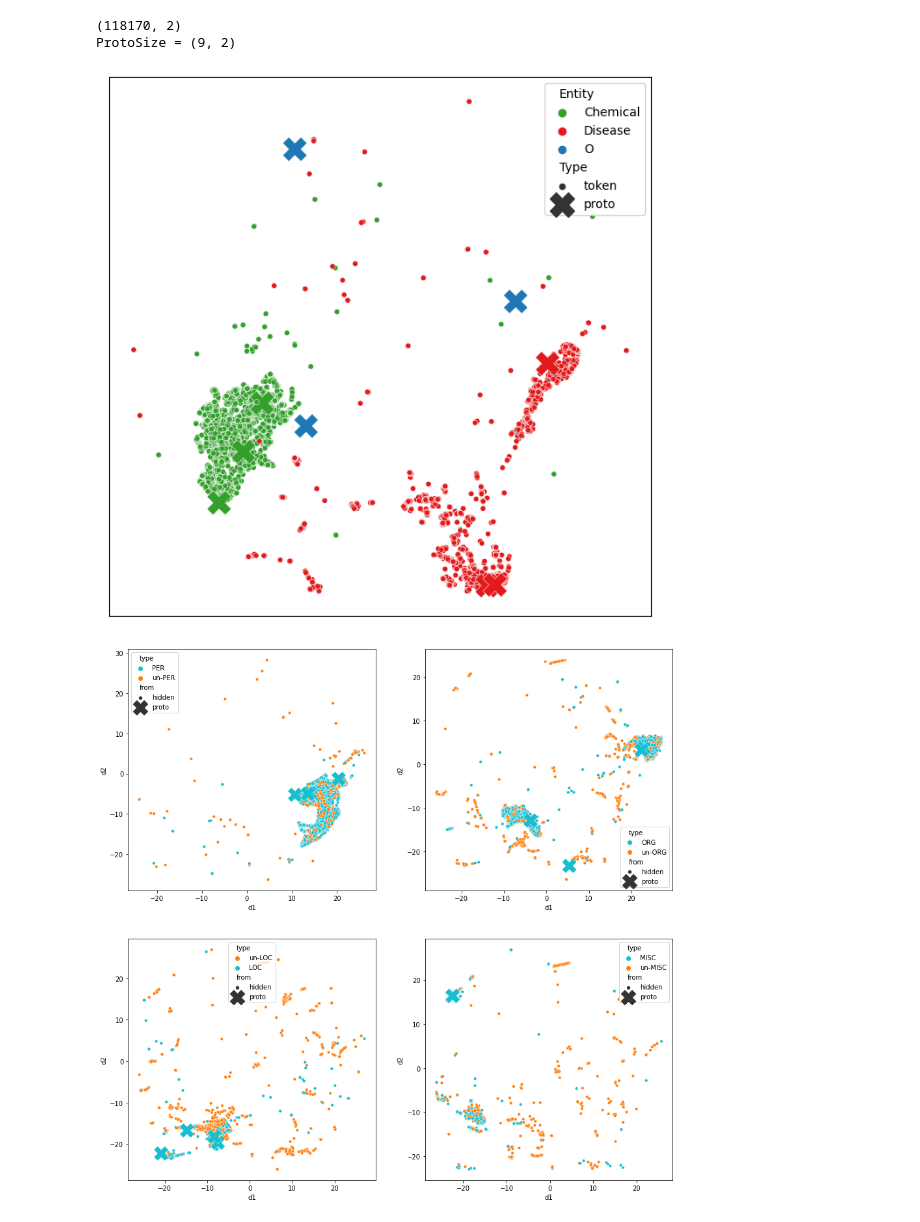
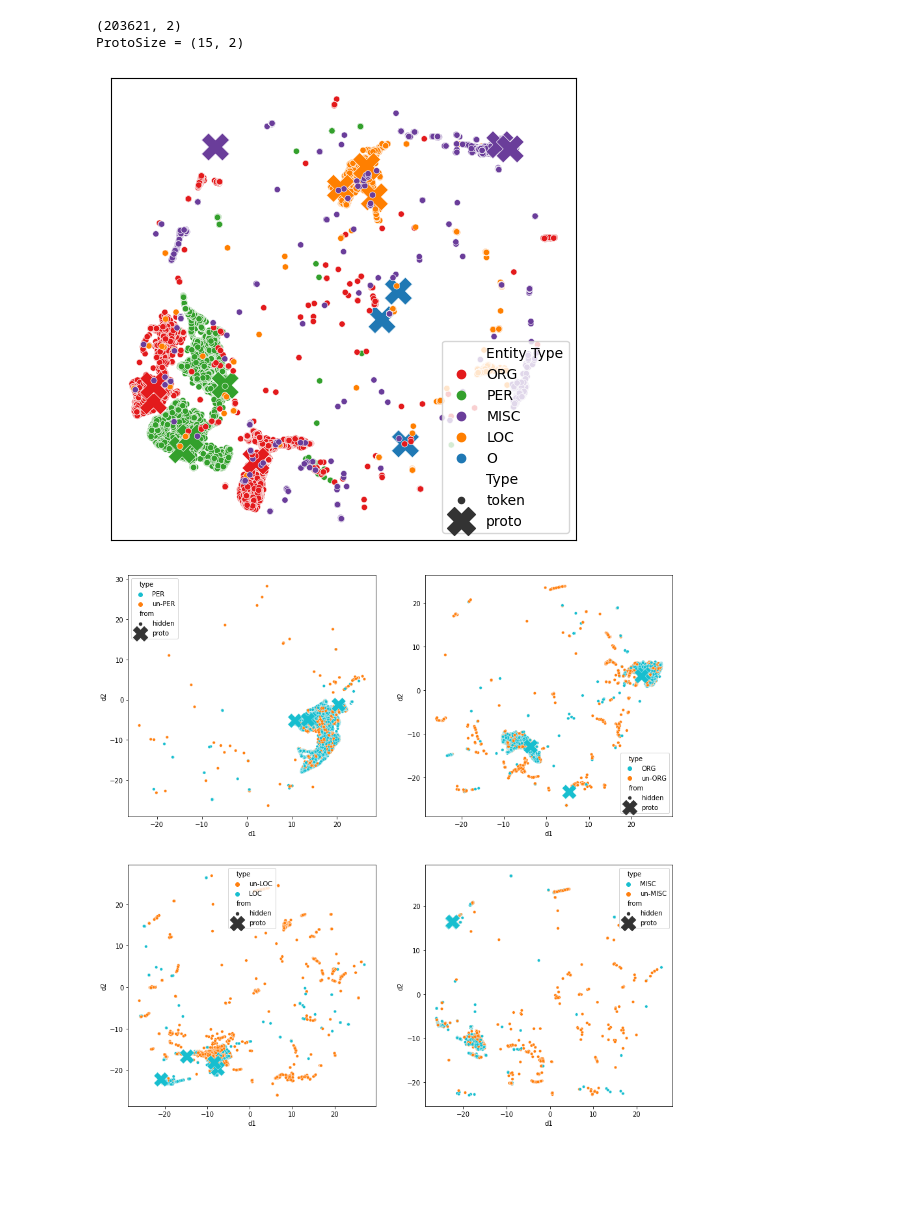
Before and after one commit to XiPotatonium/mproto, a Jupyter notebook: vis.ipynb, the cells around one changed output. Drawn from its saved outputs; the diff is of its cells as text; code cells hidden in the pictures; blank space fills up the shorter version.

```diff
--- a/vis.ipynb
+++ b/vis.ipynb
@@ -12,8 +12,8 @@ step = 1000
 log_dir = Path("records/bc5cdr-1.0/mproto/vis/2022-12-23_11-37-08.630049")     # p3-bc5cdr-1.0
 # step = 1150
 # log_dir = Path("records/bc5cdr-1.0/mproto/vis/2022-12-24_17-46-11.965412")     # p1-bc5cdr-1.0
-# step = 4200
-# log_dir = Path("records/conll03-1.0/mproto/vis/2022-12-29_16-46-14.214286")     # p3-conll03-1.0
+step = 4200
+log_dir = Path("records/conll03-1.0/mproto/vis/2022-12-29_16-46-14.214286")     # p3-conll03-1.0
 # step = 3500
 # log_dir = Path("records/conll03-1.0/mproto/vis/2022-12-30_14-40-57.903744")     # p1-conll03-1.0
 
@@ -100,40 +100,48 @@ if proto_path.exists():
         for ty_proto in protos[ty_index * num_proto_per_type: (ty_index + 1) * num_proto_per_type]:
             data[ty_label].append((ty_proto[0], ty_proto[1], ty_label, "proto"))
 # %% [output]
-(118170, 2)
-ProtoSize = (9, 2)
+(203621, 2)
+ProtoSize = (15, 2)
 # %%
-plt.rcParams['figure.figsize'] = [8, 8]
+plt.rcParams['figure.figsize'] = [6, 6]
 all_data = []
 palette = {}
 palet = sns.color_palette("Paired", len(data) * 2)
 for i, (ty, ty_data) in enumerate(data.items()):
     all_data.extend(ty_data)
     palette[ty] = palet[2 * i + 1]
     palette["un-" + ty] = palet[2 * i]
-df_tsne = pd.DataFrame(all_data, columns=['d1', 'd2', 'Entity', 'Type'])
+df_tsne = pd.DataFrame(all_data, columns=['d1', 'd2', 'Entity Type', 'Type'])
 markers = {"token": "o", "proto": "X"}
 sns.scatterplot(
     data=df_tsne, x='d1', y='d2',
-    hue='Entity', palette=palette,
+    hue='Entity Type', palette=palette,
     style="Type", markers=markers,
     size="Type", sizes={"token": 20, "proto": 400}
 )
 
 # getting current axes
 a = plt.gca()
 
 # set visibility of x-axis as False
 xax = a.axes.get_xaxis()
 xax = xax.set_visible(False)
 
 # set visibility of y-axis as False
 yax = a.axes.get_yaxis()
 yax = yax.set_visible(False)
 
+a.legend(
+#     fontsize=16,
+    # bbox_to_anchor=(1.0, 0.0),
+    loc="lower right",
+    # alignment="left",
+)
+# plt.setp(a.get_legend().get_texts(), fontsize='16') # for legend text
+# plt.setp(a.get_legend().get_title(), fontsize='18') # for legend title
 plt.show()
 # %% [output]
-[figure, old version]
+[figure, new version]
 # %%
 data.pop("O")
 assert len(data) <= 4
```
Also changed, not shown: parts of 1 cell of this notebook, 5 other files.
